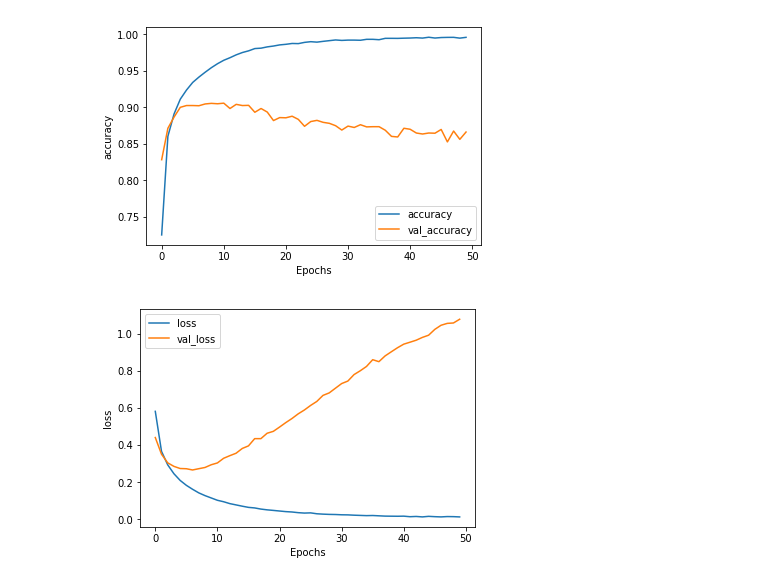
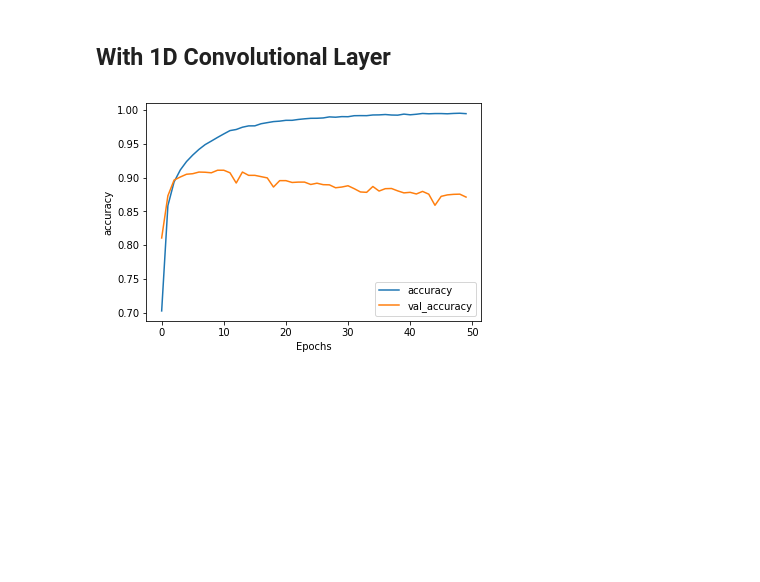
Before and after one commit to jerrychihchun/pseudo-profundity, a Jupyter notebook: Pseudo-profundity.ipynb, the cells around one changed output. Cells and saved outputs as stored; diff of their text form; code cells hidden in the pictures; blank space fills up the shorter version.

Commit message:
new models added

```diff
--- a/Pseudo-profundity.ipynb
+++ b/Pseudo-profundity.ipynb
@@ -52,0 +56,13 @@ testing_padded = pad_sequences(testing_sequences, maxlen=max_length, padding=pad
+# %%
+model1 = tf.keras.Sequential([ #list of layers to add to the model
+    tf.keras.layers.Embedding(vocab_size, embedding_dim, input_length=max_length), #10k * 8 = 80k
+    tf.keras.layers.GlobalAveragePooling1D(), #if Flatten() crashes
+    tf.keras.layers.Dense(16, activation='tanh'), #(8+1)*16
+    tf.keras.layers.Dense(1, activation='sigmoid') #(16+1)
+])
+
+model1.compile(loss='binary_crossentropy',optimizer='adam',metrics=['accuracy'])
+model1.summary()
+# %%
+num_epochs = 50
+history1 = model1.fit(training_padded, training_labels, epochs=num_epochs, validation_data=(testing_padded, testing_labels), verbose=1)
@@ -79,3 +112,3 @@ _________________________________________________________________
 # %%
-num_epochs = 50
-history = model.fit(training_padded, training_labels, epochs=num_epochs, validation_data=(testing_padded, testing_labels), verbose=2)
+EPOCHS = 50
+history4 = model4.fit(training_padded, training_labels, epochs=num_epochs, validation_data=(testing_padded, testing_labels), verbose = 1)
@@ -103,0 +115,2 @@ Epoch 50/50
+# %% [markdown]
+## With 1D Convolutional Layer
@@ -111,9 +138,7 @@ def plot_graphs(history, string):
   plt.ylabel(string)
   plt.legend([string, 'val_'+string])
   plt.show()
-# %%
-plot_graphs(history, "accuracy")
-plot_graphs(history, "loss")
-# %% [output]
-[figure, removed]
-[figure, removed]
+# %%
+plot_graphs(history1, 'accuracy')
+# %% [output]
+[figure, added]
```
Also changed, not shown: parts of 21 cells of this notebook.
